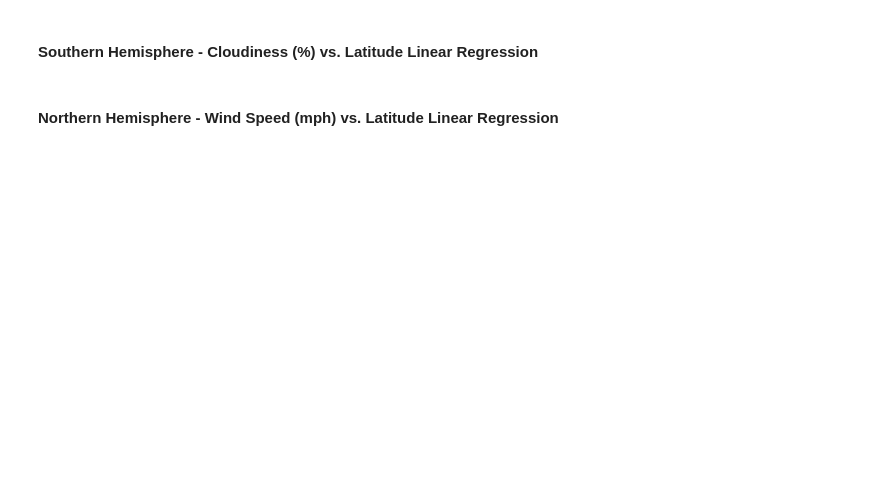
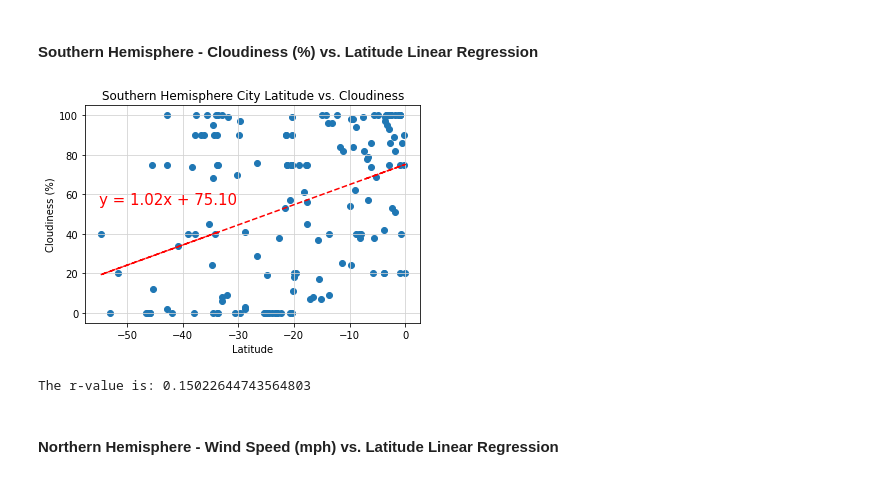
Before and after one commit to RobinWaves/python-api-challenge, a Jupyter notebook: WeatherPy/WeatherPy.ipynb, the cells around one changed output. Saved outputs shown, nothing was run; the diff lists cells and outputs as text; code cells hidden in the pictures; blank space fills up the shorter version.

```diff
--- a/WeatherPy/WeatherPy.ipynb
+++ b/WeatherPy/WeatherPy.ipynb
@@ -313,27 +375,30 @@ print(f"The r-value is: {ncl_r}")
 # %%
 south_hemi_cloudiness = south_hemi['Cloudiness']
 # Perform a linear regression for the Southern Hemisphere on cities cloudiness vs latitude
 scl_slope, scl_int, scl_r, scl_p, scl_std_err = linregress(south_hemi_lat, south_hemi_cloudiness)
 
 # Create equation of line to calculate predicted cloudiness
 scl_fit = scl_slope * south_hemi_lat + scl_int
 
 # Create line equation string
 line_eq = f"y = {scl_slope:1.2f}x + {scl_int:1.2f}"
 
 plt.scatter(south_hemi_lat, south_hemi_cloudiness)
 plt.plot(south_hemi_lat, scl_fit, "--", color = 'r')
 
 plt.title("Southern Hemisphere City Latitude vs. Cloudiness")
 plt.xlabel("Latitude")
 plt.ylabel("Cloudiness (%)")
 plt.grid (b=True,which='major',axis='both',linestyle='-',color='lightgrey')
-plt.annotate(line_eq,(-1, -1),fontsize=15,color="red", rotation='vertical')
+plt.annotate(line_eq, (-55, 55),fontsize=15,color="red")
 
 plt.savefig('output_data/SouthHemiLatVsCloud')
 plt.show()
 
-print(f"The r-value is: {scl_r}")
+print(f"The r-value is: {scl_r**2}")
+# %% [output]
+[figure, added]
+The r-value is: 0.15022644743564803
 # %% [markdown]
 ####  Northern Hemisphere - Wind Speed (mph) vs. Latitude Linear Regression
 # %%
```
Also changed, not shown: parts of 18 cells of this notebook, 14 other files.
